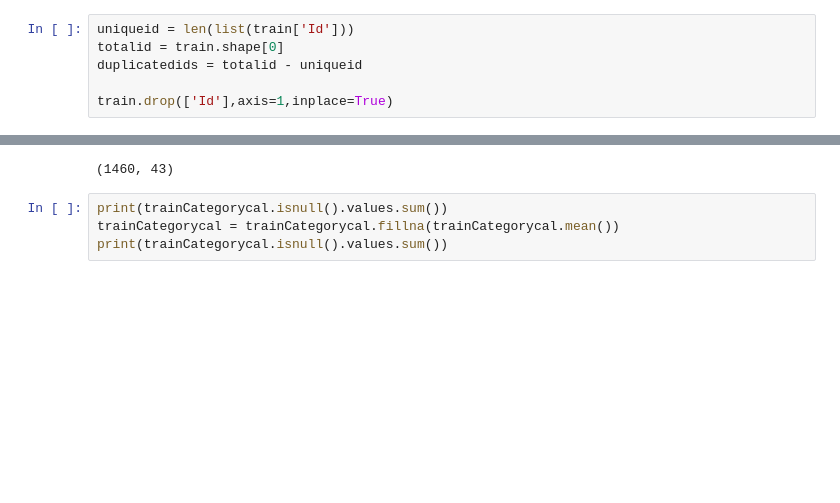
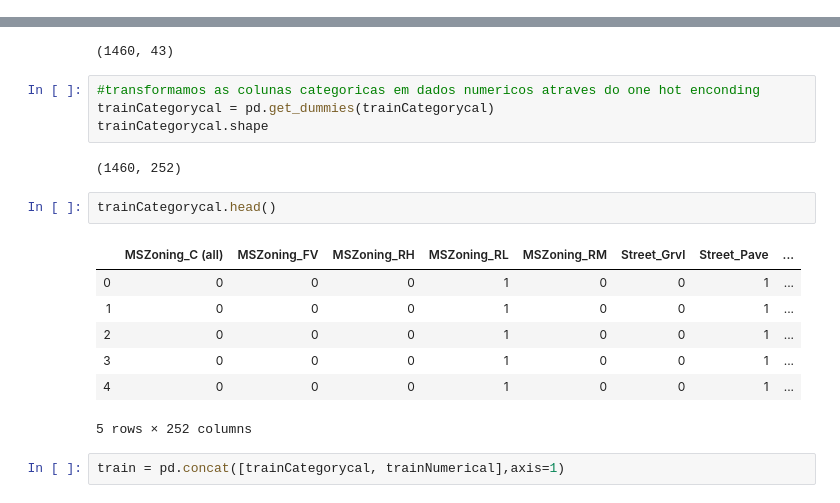
Before and after one commit to nilberthsouza/HousePricingPredict, a Jupyter notebook: Predict House Price and EDA.ipynb, the cells around one changed output, grey strips where cells are left out. Drawn from its saved outputs; the diff is of its cells as text; blank space fills up the shorter version.

```diff
--- a/Predict House Price and EDA.ipynb
+++ b/Predict House Price and EDA.ipynb
@@ -37,9 +50,3 @@ train.head()
 | 3 | 4 | 70 | RL | 60.0 | 9550 | Pave | NaN | IR1 | Lvl | ... |
 | 4 | 5 | 60 | RL | 84.0 | 14260 | Pave | NaN | IR1 | Lvl | ... |
 5 rows × 81 columns
-# %%
-uniqueid = len(list(train['Id']))
-totalid = train.shape[0]
-duplicatedids = totalid - uniqueid
-
-train.drop(['Id'],axis=1,inplace=True)
@@ -202,7 +232,21 @@ skew_features = np.log1p(skew_features)
 trainCategorycal.shape
 # %% [output]
 (1460, 43)
-# %%
-print(trainCategorycal.isnull().values.sum())
-trainCategorycal = trainCategorycal.fillna(trainCategorycal.mean())
-print(trainCategorycal.isnull().values.sum())
+# %%
+#transformamos as colunas categoricas em dados numericos atraves do one hot enconding
+trainCategorycal = pd.get_dummies(trainCategorycal)
+trainCategorycal.shape
+# %% [output]
+(1460, 252)
+# %%
+trainCategorycal.head()
+# %% [output]
+|  | MSZoning_C (all) | MSZoning_FV | MSZoning_RH | MSZoning_RL | MSZoning_RM | Street_Grvl | Street_Pave | ... |
+| 0 | 0 | 0 | 0 | 1 | 0 | 0 | 1 | ... |
+| 1 | 0 | 0 | 0 | 1 | 0 | 0 | 1 | ... |
+| 2 | 0 | 0 | 0 | 1 | 0 | 0 | 1 | ... |
+| 3 | 0 | 0 | 0 | 1 | 0 | 0 | 1 | ... |
+| 4 | 0 | 0 | 0 | 1 | 0 | 0 | 1 | ... |
+5 rows × 252 columns
+# %%
+train = pd.concat([trainCategorycal, trainNumerical],axis=1)
```
Also changed, not shown: parts of 28 cells of this notebook.
